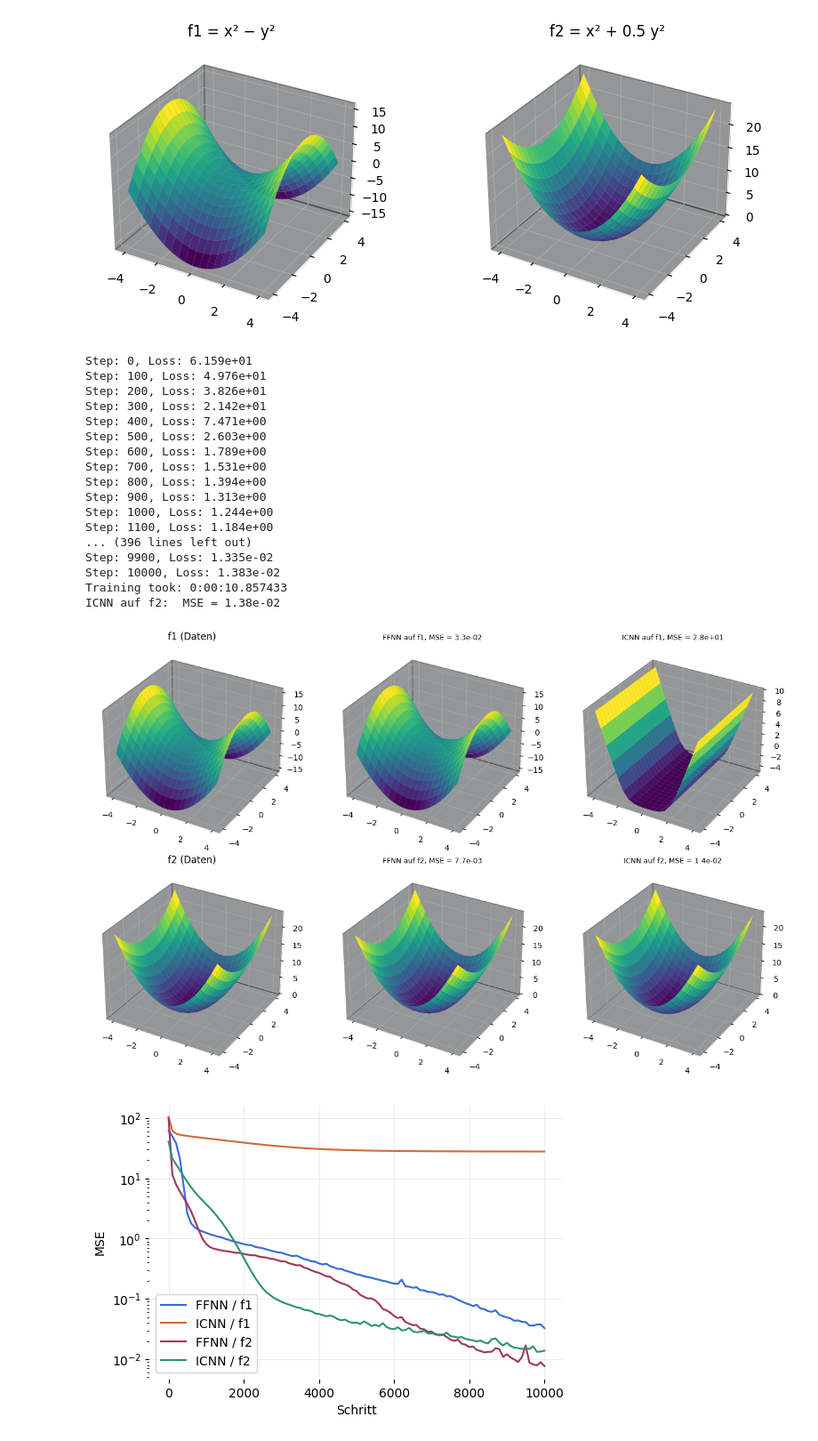
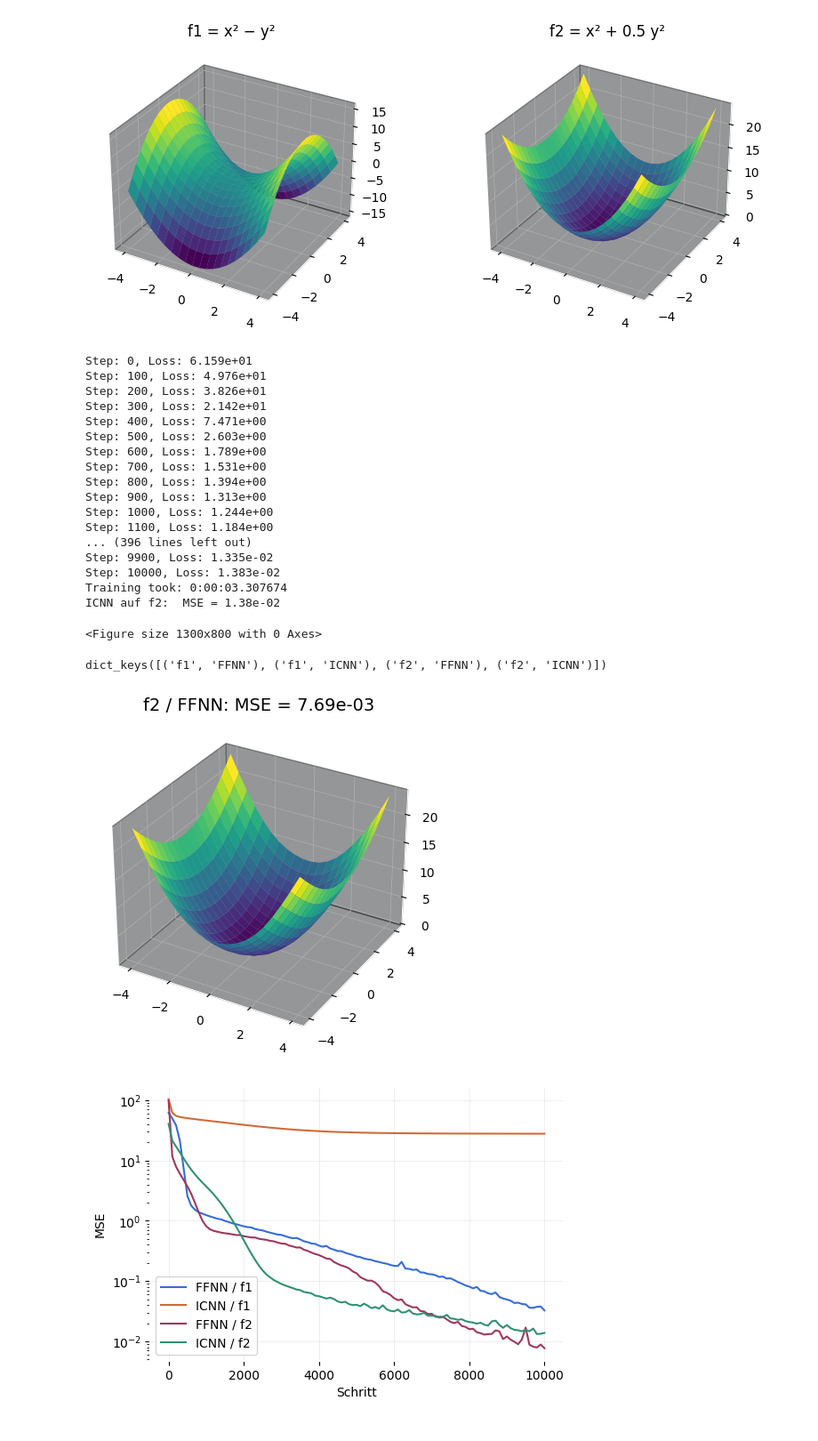
Before and after one commit to HubertLoegl/TutorialMLinSolidMechanics, a Jupyter notebook: ffnn_introduction/aufgabe2.ipynb, the cells around one changed output. Shown at 89% size. Saved outputs shown, nothing was run; the diff lists cells and outputs as text; code cells hidden in the pictures.

Commit message:
cleaner structure and data for hyperelastic model

```diff
--- a/ffnn_introduction/aufgabe2.ipynb
+++ b/ffnn_introduction/aufgabe2.ipynb
@@ -42,15 +45,7 @@ Dimensionen
 
 $f_1(\mathbf x) = x^2 - y^2$ (Sattel, **nicht konvex**), $f_2(\mathbf x) = x^2 + 0.5\,y^2$ (konvex), $\partial f_2/\partial\mathbf x = (2x,\; y)^T$, auf $20\times 20$ äquidistanten Punkten in $[-4,4]^2$.
 # %%
-plt.rcParams.update({
-    'figure.facecolor': 'white',   # figure background
-    'axes.facecolor': 'white',    # plot area background
-    'savefig.facecolor': 'white', # background when saving to file
-    'text.color': 'black',
-    'axes.labelcolor': 'black',
-    'xtick.color': 'black',
-    'ytick.color': 'black',
-})
+
 
 xs = np.linspace(-4.0, 4.0, 20)
 XX, YY = np.meshgrid(xs, xs)
@@ -64,9 +59,9 @@ for i, (Z, t) in enumerate([(Y1, "f1 = x² − y²"), (Y2, "f2 = x² + 0.5 y²")
     ax.plot_surface(XX, YY, Z.reshape(XX.shape), cmap="viridis")
     ax.set_title(t)
 
-plt.savefig("images/functions.png",
-            facecolor='white',   # figure background
-            transparent=False)
+# plt.savefig("images/functions.png",
+#             facecolor='white',   # figure background
+#             transparent=False)
 plt.show()
 # %% [output]
 X: (400, 2)  f1: (400,)  f2: (400,)  grad f2: (400, 2)
@@ -76,9 +71,9 @@ key, *ks = jax.random.split(key, 9)
 models_22, hists_22 = {}, {}
 fig = plt.figure(figsize=(13, 8))
 for row, (fname, Y) in enumerate([("f1", Y1), ("f2", Y2)]):
-    ax = fig.add_subplot(2, 3, 3 * row + 1, projection="3d")
-    ax.plot_surface(XX, YY, Y.reshape(XX.shape), cmap="viridis")
-    ax.set_title(f"{fname} (Daten)")
+    # ax = fig.add_subplot(2, 3, 3 * row + 1, projection="3d")
+    # ax.plot_surface(XX, YY, Y.reshape(XX.shape), cmap="viridis")
+    # ax.set_title(f"{fname} (Daten)")
     for col, (name, cls) in enumerate([("FFNN", tm.FFNN), ("ICNN", tm.ICNN)]):
         i = 4 * row + 2 * col
         m, h = klax.fit(cls(in_features=2, key=ks[i]), (X, Y),
@@ -91,10 +86,17 @@ for row, (fname, Y) in enumerate([("f1", Y1), ("f2", Y2)]):
         Yp = np.asarray(jax.vmap(m)(X))
         mse = np.mean((Y - Yp) ** 2)
         print(f"{name} auf {fname}:  MSE = {mse:.2e}")
-        ax = fig.add_subplot(2, 3, 3 * row + 2 + col, projection="3d")
-        ax.plot_surface(XX, YY, Yp.reshape(XX.shape), cmap="viridis")
-        ax.set_title(f"{name} auf {fname}, MSE = {mse:.1e}", fontsize=9)
-plt.tight_layout(); plt.show()
+        # ax = fig.add_subplot(2, 3, 3 * row + 2 + col, projection="3d")
+        # ax.plot_surface(XX, YY, Yp.reshape(XX.shape), cmap="viridis")
+        # ax.set_title(f"{name} auf {fname}, MSE = {mse:.1e}", fontsize=9)
+        #
+        #
+        # fig1, ax1 = plt.subplots(subplot_kw={"projection": "3d"})
+        # ax1.plot_surface(XX, YY, Yp.reshape(XX.shape), cmap="viridis")
+        # plt.show()
+
+
+# plt.tight_layout(); plt.show()
 # %% [output]
 Step: 0, Loss: 6.159e+01
 Step: 100, Loss: 4.976e+01
@@ -111,9 +113,30 @@ Step: 1100, Loss: 1.184e+00
 ... (396 lines left out)
 Step: 9900, Loss: 1.335e-02
 Step: 10000, Loss: 1.383e-02
-Training took: 0:00:10.857433
+Training took: 0:00:03.307674
 ICNN auf f2:  MSE = 1.38e-02
-[figure, removed]
+<Figure size 1300x800 with 0 Axes>
+# %%
+# plotting of model approximations
+print(models_22.keys())
+
+function ="f2"
+model = "FFNN"
+
+fig, ax = plt.subplots(subplot_kw={"projection": "3d"})
+Z = np.asarray(jax.vmap(models_22[function, model])(X))
+cmap = "viridis"
+mse = np.mean((Y2 - Z) ** 2)
+
+surf = ax.plot_surface(XX, YY, Z.reshape(XX.shape), cmap=cmap)
+ax.set_title(f"{function} / {model}: MSE = {mse:.2e}", fontsize=14)
+plt.savefig(f"images/{function}_{model}.svg",
+            facecolor='white',   # figure background
+            transparent=False)
+plt.show()
+# %% [output]
+dict_keys([('f1', 'FFNN'), ('f1', 'ICNN'), ('f2', 'FFNN'), ('f2', 'ICNN')])
+[figure, added]
 # %%
 # Verlauf der Kalibrierung
 plt.figure(figsize=(6, 4))
```
Also changed, not shown: parts of 9 cells of this notebook, 3 other files.
